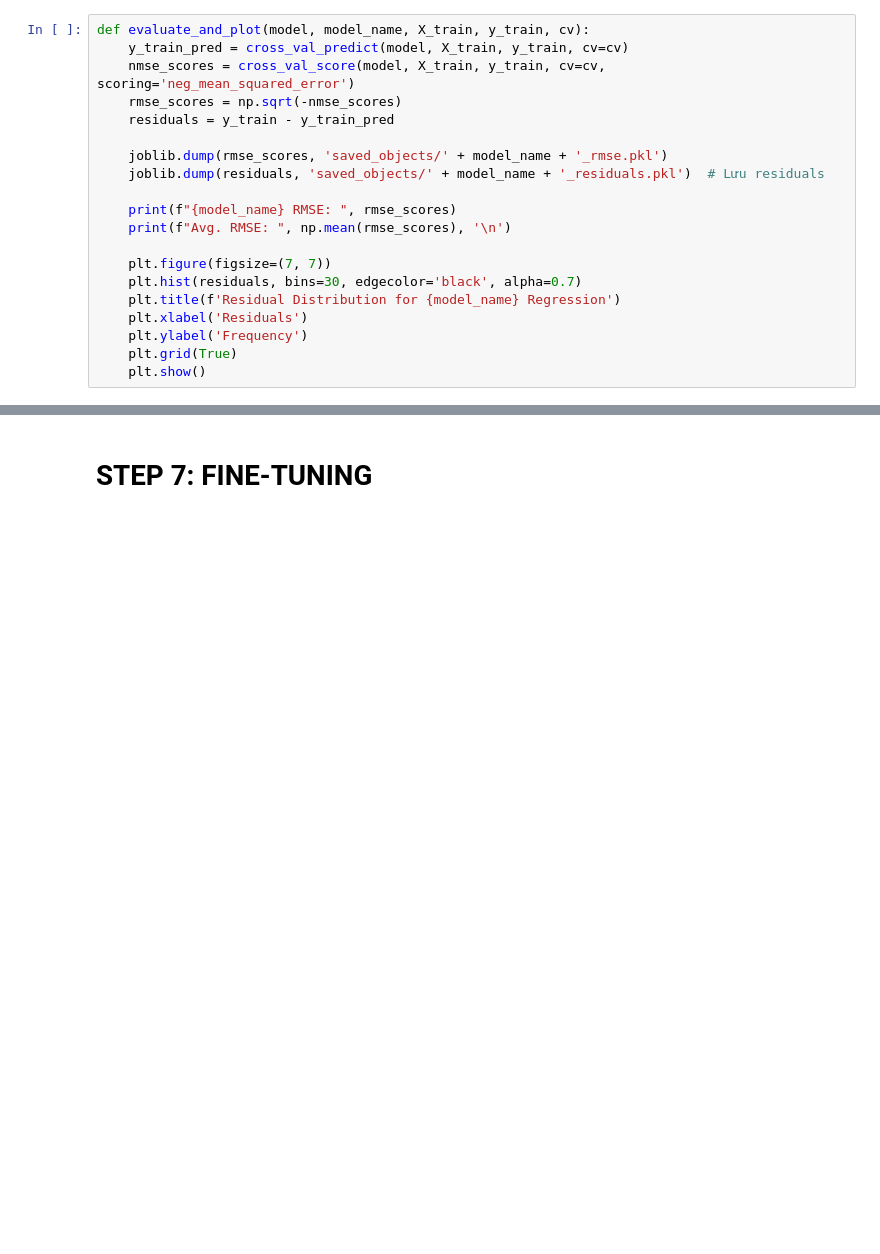
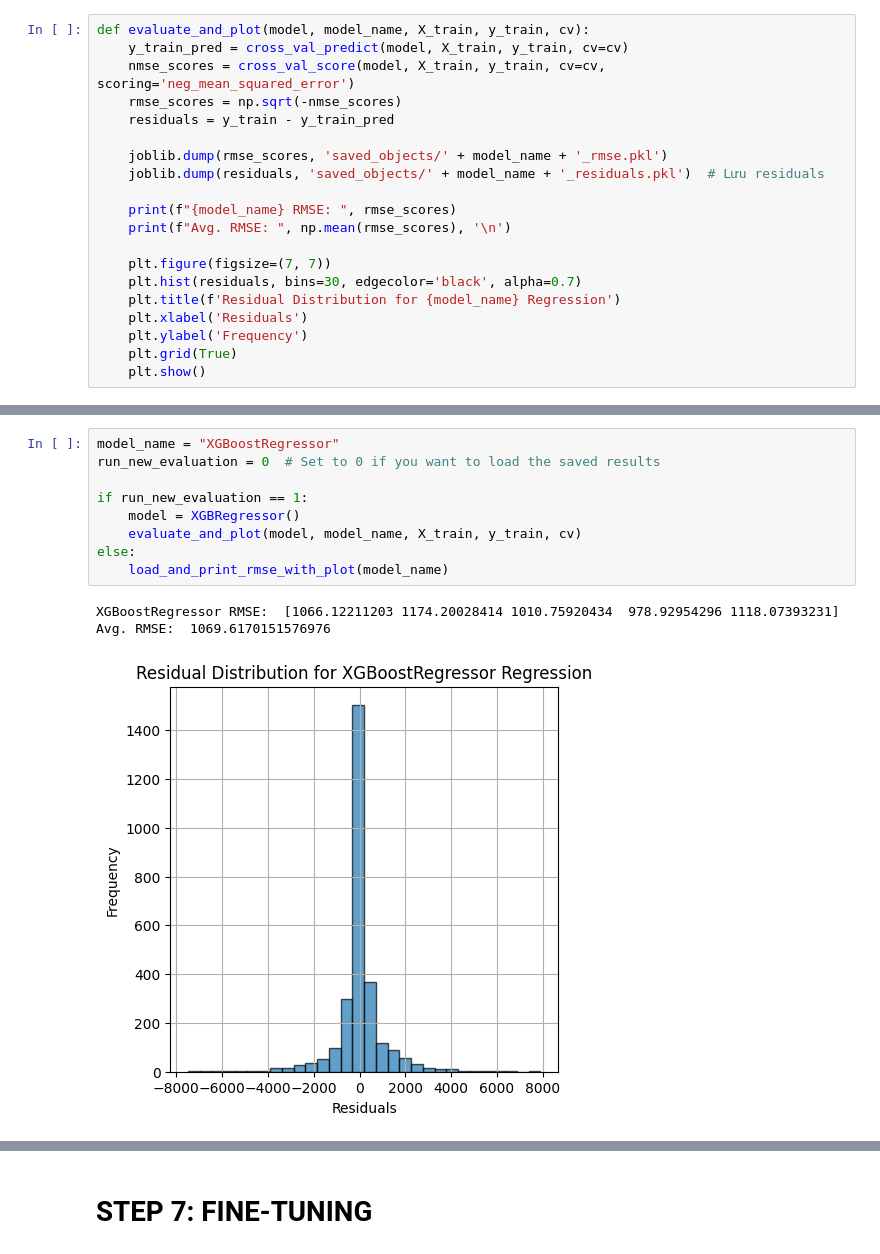
Before and after one commit to lbibi1805-dot/ML_Bitcoin, a Jupyter notebook: Evaluation/evalution.ipynb, the cells around one changed output, grey strips where cells are left out. Saved outputs shown, nothing was run; the diff lists cells and outputs as text; blank space fills up the shorter version.

```diff
--- a/Evaluation/evalution.ipynb
+++ b/Evaluation/evalution.ipynb
@@ -725,0 +753,13 @@ MemoryError: Unable to allocate 32.5 GiB for an array with shape (2224, 1961256)
+# %%
+model_name = "XGBoostRegressor"
+run_new_evaluation = 0  # Set to 0 if you want to load the saved results
+
+if run_new_evaluation == 1:
+    model = XGBRegressor()
+    evaluate_and_plot(model, model_name, X_train, y_train, cv)
+else:
+    load_and_print_rmse_with_plot(model_name)
+# %% [output]
+XGBoostRegressor RMSE:  [1066.12211203 1174.20028414 1010.75920434  978.92954296 1118.07393231]
+Avg. RMSE:  1069.6170151576976
+[figure, added]
```
Also changed, not shown: parts of 12 cells of this notebook, 12 other files.
